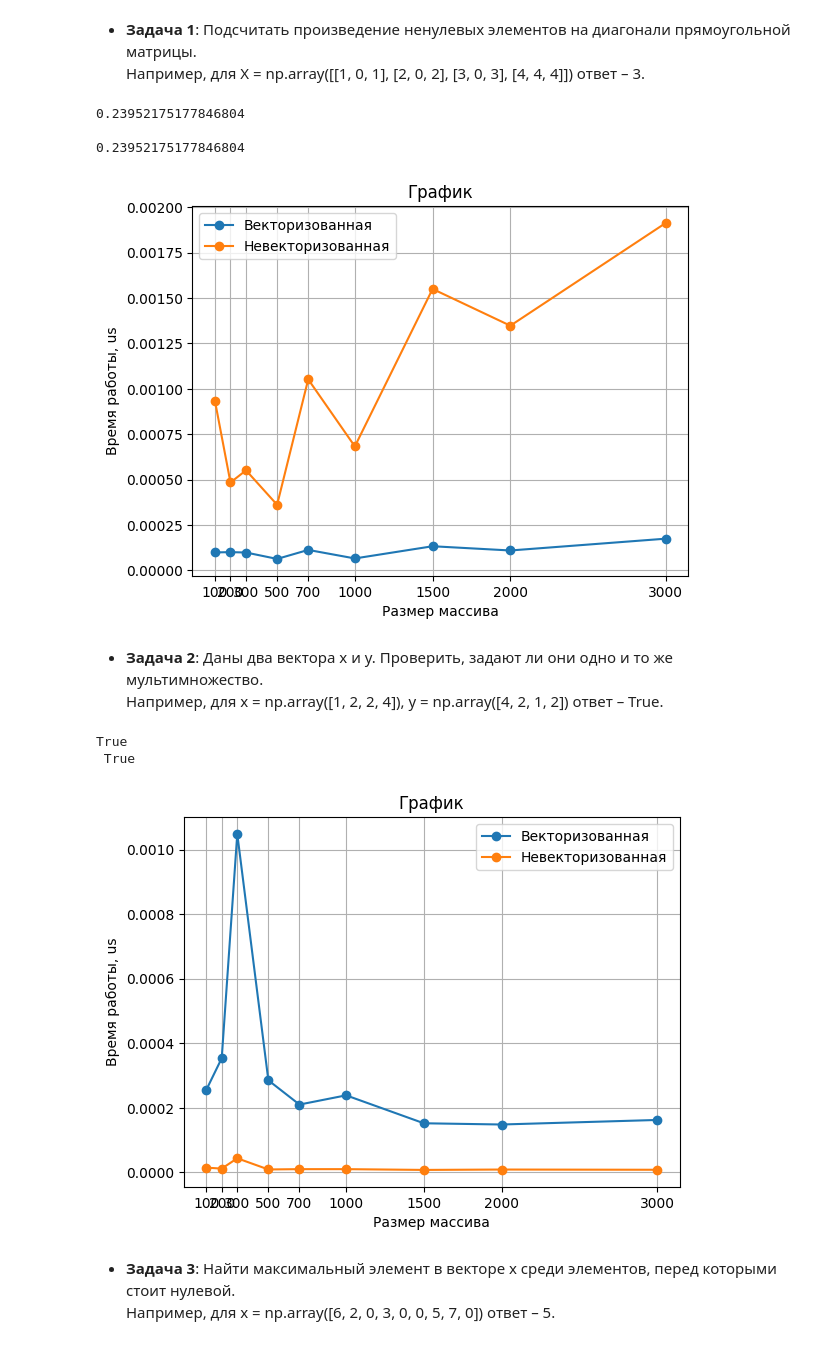
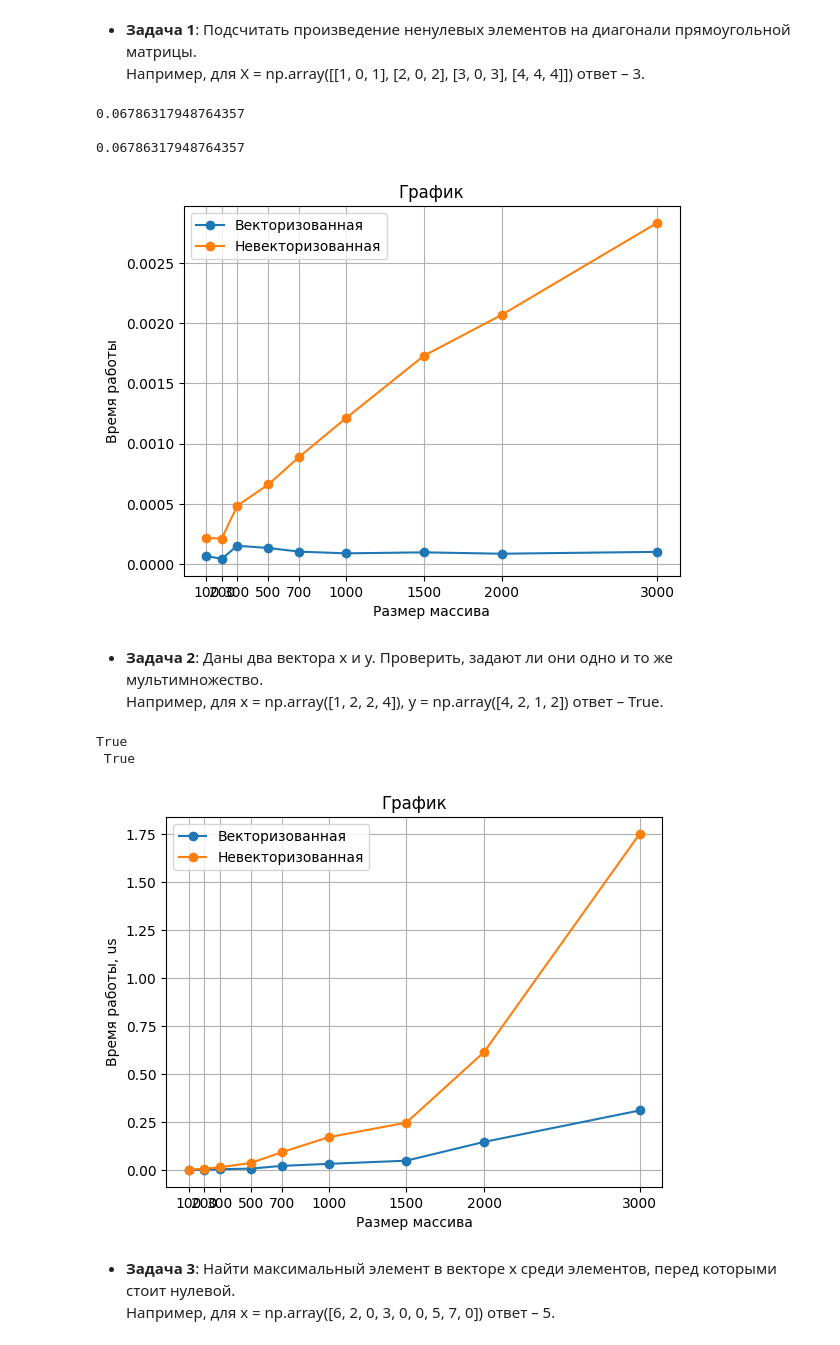
Before and after one commit to NikitaCat81/MLAESCTeminNikita, a Jupyter notebook: task1_numpy/task1_numpy_practive.ipynb, the cells around one changed output. Saved outputs shown, nothing was run; the diff lists cells and outputs as text; code cells hidden in the pictures.

```diff
--- a/task1_numpy/task1_numpy_practive.ipynb
+++ b/task1_numpy/task1_numpy_practive.ipynb
@@ -57,8 +57,6 @@ random.seed()
 
 x = random.randint(3, 9)
 y = random.randint(3, 9)
-
-
 
 def prod_non_zero_diag(ms):
     res = 1
@@ -79,8 +77,6 @@ ms = np.random.rand(x, y)
 print(prod_non_zero_diag(ms))
 print("")
 
-
-
 start_time = time.time()
 
 print(prod_non_zero_diag_vect(ms))
@@ -91,18 +87,12 @@ non_v_1 = []
 
 for size_a in size_d:
     ms = np.random.randint(-10, 10, (size_a, size_a))
-
     start_time = time.time()
-
     prod_non_zero_diag(ms)
-
     non_v =  time.time() - start_time
-
     start_time = time.time()
-
     prod_non_zero_diag_vect(ms)
     v = time.time() - start_time
-
     v_1.append(v)
     non_v_1.append(non_v)
 
@@ -111,23 +101,24 @@ plt.plot(size_d, v_1, label="Векторизованная", marker='o')
 plt.plot(size_d, non_v_1, label="Невекторизованная", marker='o')
 plt.xticks(size_d)
 plt.xlabel(u'Размер маcсива')
-plt.ylabel(u'Время работы, us')
+plt.ylabel(u'Время работы')
 plt.title(u'График')
 plt.grid(True)
 plt.legend()
 
 plt.show()
 # %% [output]
-0.23952175177846804
+0.06786317948764357
 
-0.23952175177846804
+0.06786317948764357
-[figure, old version]
+[figure, new version]
 # %% [markdown]
 
 
 * __Задача 2__: Даны два вектора x и y. Проверить, задают ли они одно и то же мультимножество.
   Например, для x = np.array([1, 2, 2, 4]), y = np.array([4, 2, 1, 2]) ответ – True.
 # %%
+# code here
 import numpy as np
 import random
 
@@ -153,11 +144,9 @@ def are_multisets_equal(ms_1, ms_2):
 def are_multisets_equal_vect(ms_1, ms_2):
     ms_1_n, ms_1_c = np.unique(ms_1, return_counts=True)
     ms_2_n, ms_2_c = np.unique(ms_2, return_counts=True)
-    if(np.shape(ms_1_n) != np.shape(ms_2_n)):
-        return False
-    if(np.any(ms_1_n != ms_2_n) or np.any(ms_1_c !=ms_2_c)):
-        return False
-    return True
+    arr = [True]
+    new_arr = np.where((np.shape(ms_1_n) != np.shape(ms_2_n) or np.any(ms_1_n != ms_2_n) or np.any(ms_1_c !=ms_2_c)), False, arr)
+    return new_arr[0]
 
 
 
@@ -168,37 +157,38 @@ v_1 = []
 non_v_1 = []
 
 for size_a in size_d:
-    ms = np.random.randint(-10, 10, (size_a, size_a))
+    ms_1 = np.random.randint(-10, 10, (size_a, size_a))
+    ms_2 = np.random.randint(-10, 10, (size_a, size_a))
 
     start_time = time.time()
 
-    are_multisets_equal(ms_1, ms_2)
+    are_multisets_equal(ms_1.tolist(), ms_2.tolist())
 
     non_v =  time.time() - start_time
 
     start_time = time.time()
 
     are_multisets_equal_vect(ms_1, ms_2)
     v = time.time() - start_time
 
     v_1.append(v)
     non_v_1.append(non_v)
 
 
 plt.plot(size_d, v_1, label="Векторизованная", marker='o')
 plt.plot(size_d, non_v_1, label="Невекторизованная", marker='o')
 plt.xticks(size_d)
 plt.xlabel(u'Размер маcсива')
 plt.ylabel(u'Время работы, us')
 plt.title(u'График')
 plt.grid(True)
 plt.legend()
 
 plt.show()
 # %% [output]
 True
  True
-[figure, old version]
+[figure, new version]
 # %% [markdown]
 * __Задача 3__: Найти максимальный элемент в векторе x среди элементов, перед которыми стоит нулевой.
  Например, для x = np.array([6, 2, 0, 3, 0, 0, 5, 7, 0]) ответ – 5.
```
Also changed, not shown: parts of 4 cells of this notebook, 3 other files.
